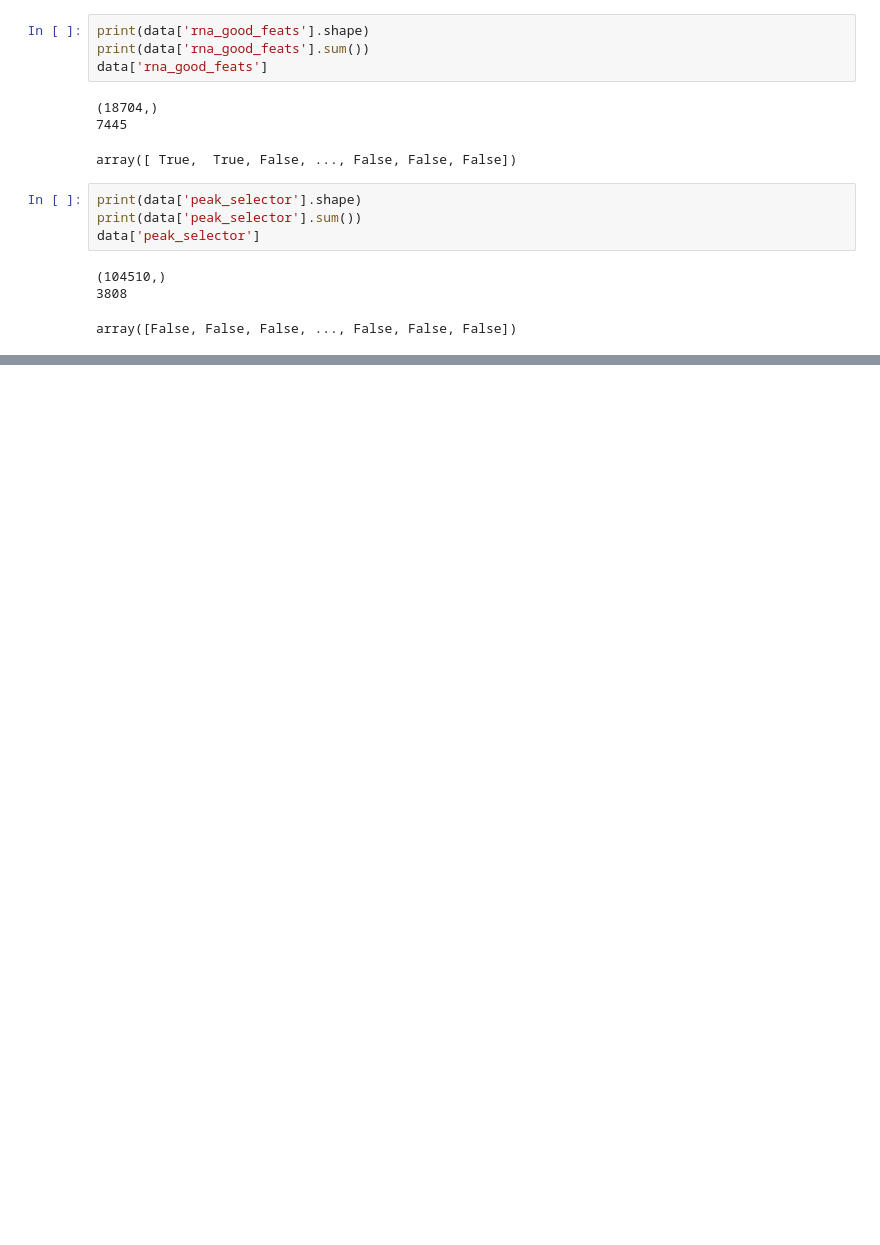
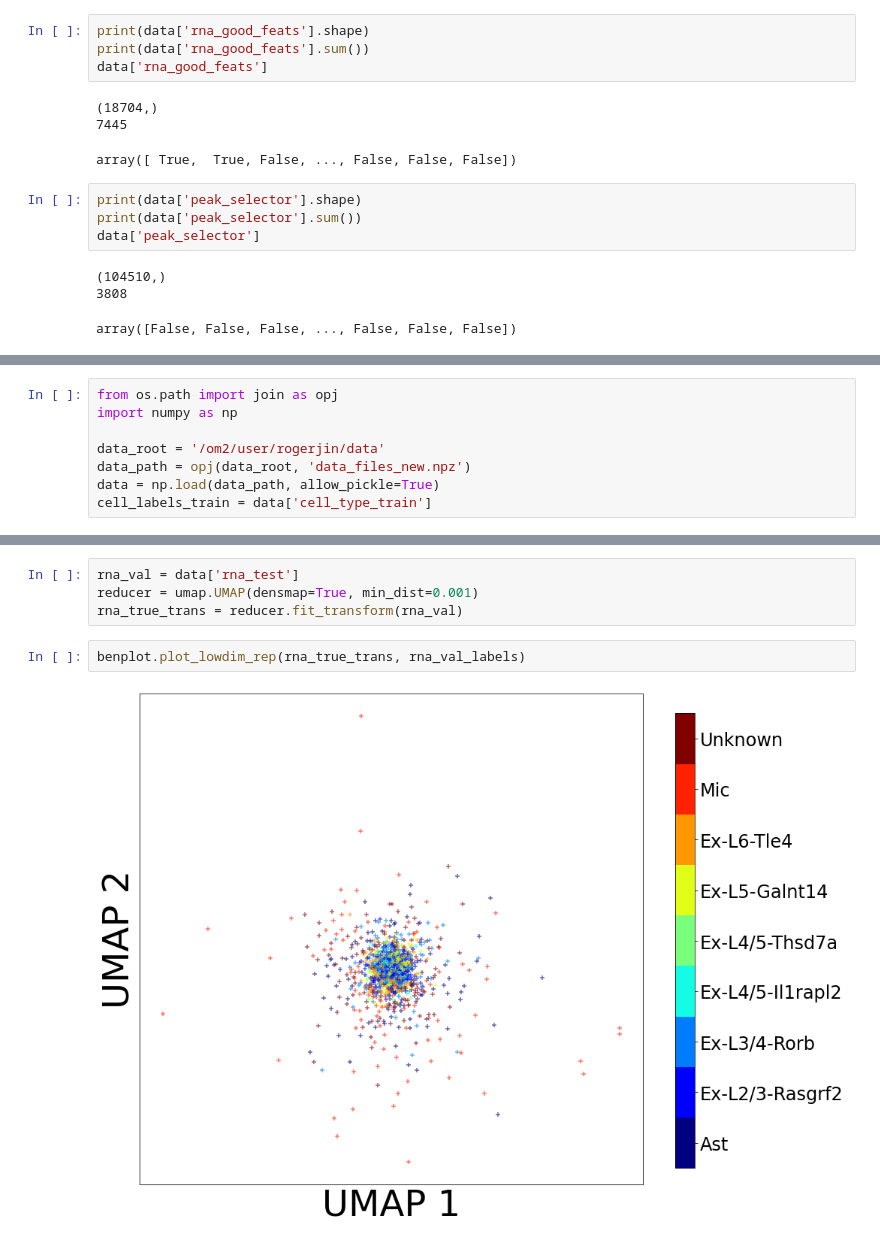
Before and after one commit to rogershijin/GANOLI, a Jupyter notebook: ganoli/models/scratch.ipynb, the cells around one changed output, grey strips where cells are left out. Cells and saved outputs as stored; diff of their text form; blank space fills up the shorter version.

```diff
--- a/ganoli/models/scratch.ipynb
+++ b/ganoli/models/scratch.ipynb
@@ -177,0 +186,8 @@ array([False, False, False, ..., False, False, False])
+# %%
+from os.path import join as opj
+import numpy as np
+
+data_root = '/om2/user/rogerjin/data'
+data_path = opj(data_root, 'data_files_new.npz')
+data = np.load(data_path, allow_pickle=True)
+cell_labels_train = data['cell_type_train']
@@ -177,0 +259,8 @@ array([False, False, False, ..., False, False, False])
+# %%
+rna_val = data['rna_test']
+reducer = umap.UMAP(densmap=True, min_dist=0.001)
+rna_true_trans = reducer.fit_transform(rna_val)
+# %%
+benplot.plot_lowdim_rep(rna_true_trans, rna_val_labels)
+# %% [output]
+[figure, added]
```
Also changed, not shown: parts of 29 cells of this notebook, 4 other files.
